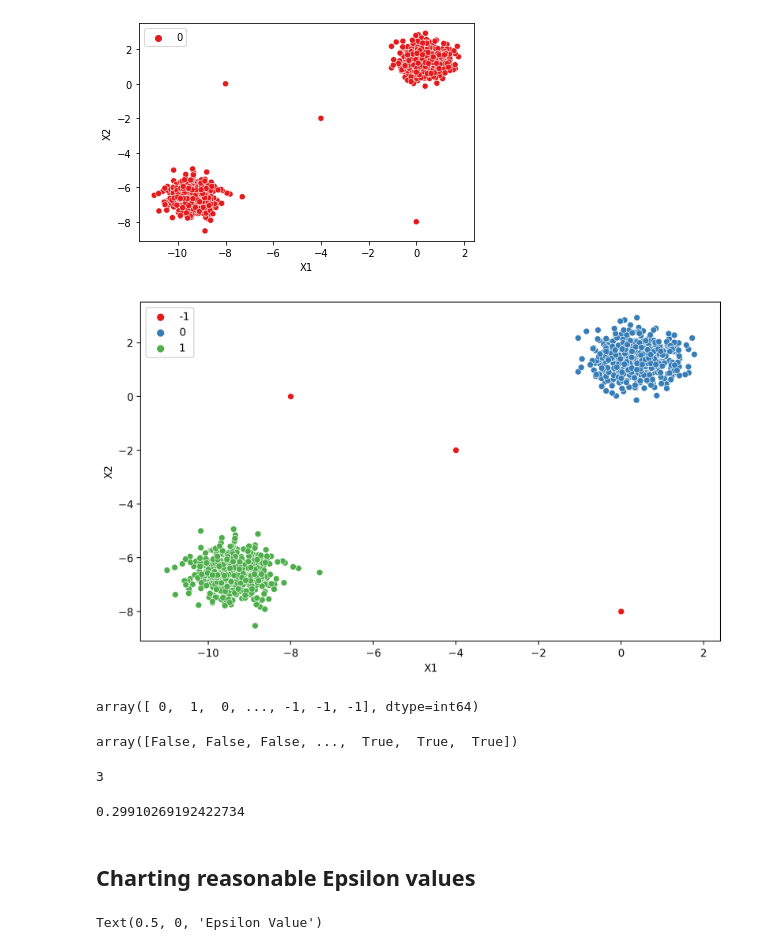
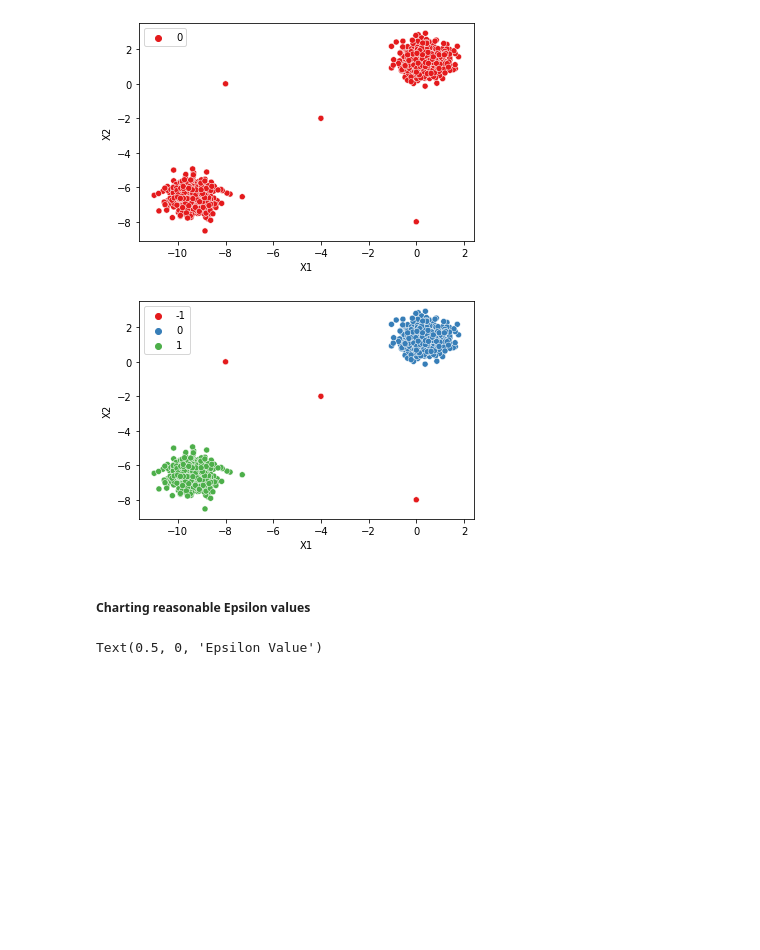
Before and after one commit to SimRey/Machine-Learning, a Jupyter notebook: Unsupervised Learning/DBSCAN/02-Hyperparameters.ipynb, the cells around one changed output. Drawn from its saved outputs; the diff is of its cells as text; code cells hidden in the pictures; blank space fills up the shorter version.

```diff
--- a/Unsupervised Learning/DBSCAN/02-Hyperparameters.ipynb
+++ b/Unsupervised Learning/DBSCAN/02-Hyperparameters.ipynb
@@ -65,26 +54,9 @@ display_categories(dbscan,two_blobs_outliers)
 [figure]
 # %%
 # How to find a good epsilon?
-plt.figure(figsize=(10,6),dpi=200)
 dbscan = DBSCAN(eps=1)
 display_categories(dbscan,two_blobs_outliers)
 # %% [output]
-[figure, old version]
+[figure, new version]
-# %%
-dbscan.labels_
-# %% [output]
-array([ 0,  1,  0, ..., -1, -1, -1], dtype=int64)
-# %%
-dbscan.labels_ == -1
-# %% [output]
-array([False, False, False, ...,  True,  True,  True])
-# %%
-np.sum(dbscan.labels_ == -1)
-# %% [output]
-3
-# %%
-100 * np.sum(dbscan.labels_ == -1) / len(dbscan.labels_)
-# %% [output]
-0.29910269192422734
 # %% [markdown]
-## Charting reasonable Epsilon values
+##### Charting reasonable Epsilon values
```
Also changed, not shown: parts of 26 cells of this notebook, 1 other file.
